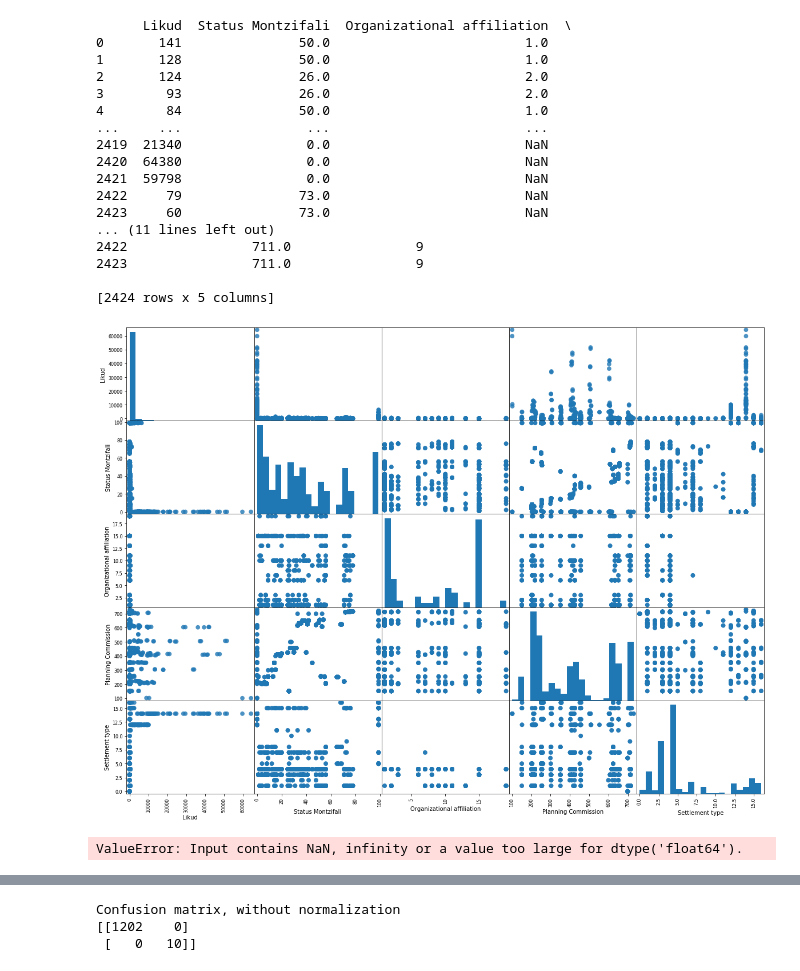
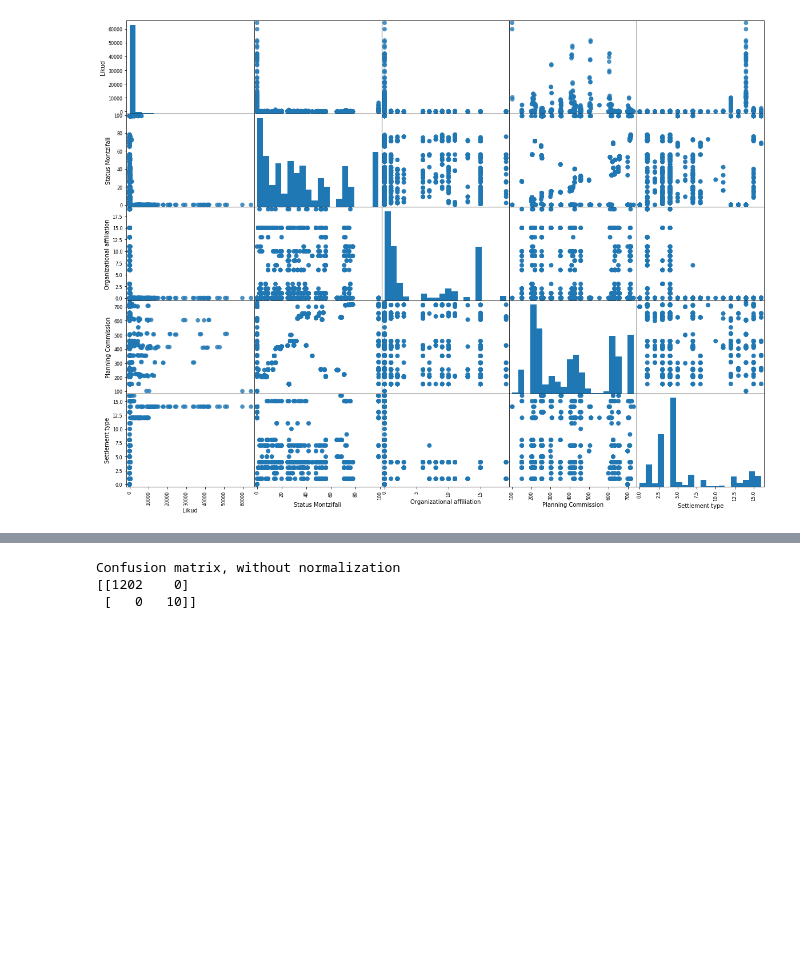
Before and after one commit to gabi939/elections, a Jupyter notebook: elections.ipynb, the cells around one changed output, grey strips where cells are left out. Cells and saved outputs as stored; diff of their text form; code cells hidden in the pictures; blank space fills up the shorter version.

```diff
--- a/elections.ipynb
+++ b/elections.ipynb
@@ -332,65 +410,33 @@ df21 = unite_parties(df21)
 df22 = pd.read_excel(SETTELMENT22)
 df22 = remove_small_parties(df22,135720)
 df22 = unite_parties(df22)
 
 
 df23 = pd.read_excel(SETTELMENT23)
 df23 = remove_small_parties(df23,135720)
 df23 = unite_parties(df23)
 a=["HAIFA","ELAT","AYYELET HASHAHAR","SAKHNIN","QAZRIN"]
 df23 = df23[df23.name.isin(a)]
 locations=df23[['name']].values.tolist()
 
 
 df=pd.concat([df21, df22])
 
 df =  df[["Likud","code"]]
 df = inner_join(df,bycode,"code")
 df = inner_join(df,sett_type,"Settlement type code")
 #df = inner_join(df,natru,"Natural area code")
 
 
 
 df = df.drop(["code","Natural area code","Religion code","name","Settlement type code","District code","Subdistrict code"],axis = 1)
 
 df['Settlement type'] = le.fit_transform(df['Settlement type'])
-print(df)
 
-pd.plotting.scatter_matrix(df,  figsize=(20, 15),
+pd.plotting.scatter_matrix(df.fillna(0),  figsize=(20, 15),
                            marker='o', hist_kwds={'bins': 20}, s=60,
                            alpha=.8)
 plt.show()
 # %% [output]
-      Likud  Status Montzifali  Organizational affiliation  \
-0       141               50.0                         1.0
-1       128               50.0                         1.0
-2       124               26.0                         2.0
-3        93               26.0                         2.0
-4        84               50.0                         1.0
-...     ...                ...                         ...
-2419  21340                0.0                         NaN
-2420  64380                0.0                         NaN
-2421  59798                0.0                         NaN
-2422     79               73.0                         NaN
-2423     60               73.0                         NaN
-... (11 lines left out)
-2422                711.0                9
-2423                711.0                9
-
-[2424 rows x 5 columns]
-[figure, old version]
+[figure, new version]
-# %%
-x =  df.drop("Likud",axis=1)
-y = df["Likud"]
-
-x_train, x_test, y_train, y_test = train_test_split(x, y, test_size=0.33, random_state=SEED)
-
-rs = GridSearchCV(AdaBoostRegressor(DecisionTreeRegressor(max_depth=20)),param_grid,cv=5,n_jobs=-1)
-
-rs.fit(x_train, y_train)
-adb=rs.best_estimator_
-predict_y = adb.predict(x_test)
-metrics.mean_squared_error(predict_y,y_test)
-# %% [output]
-ValueError: Input contains NaN, infinity or a value too large for dtype('float64').
 # %%
```
Also changed, not shown: parts of 31 cells of this notebook, 1 other file.
